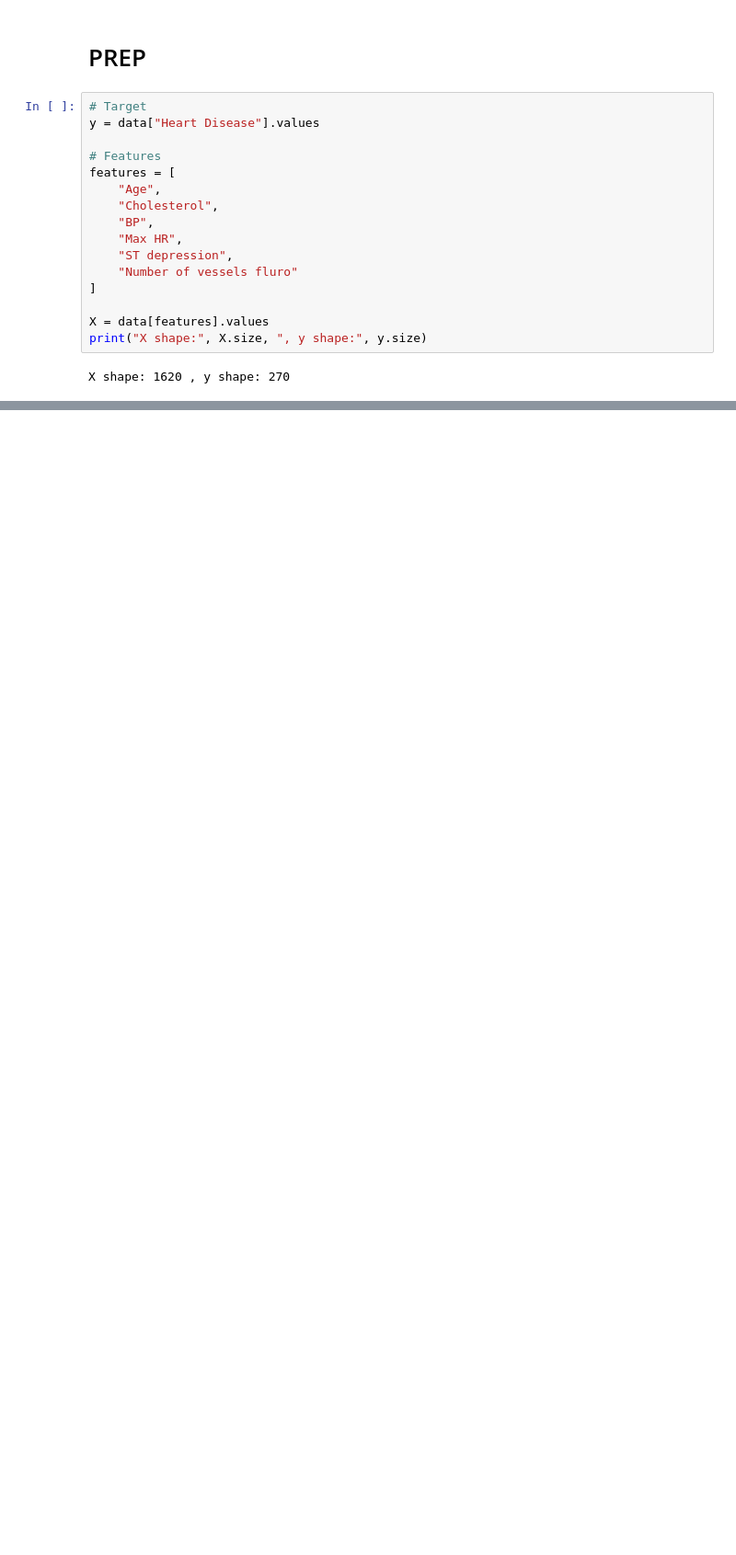
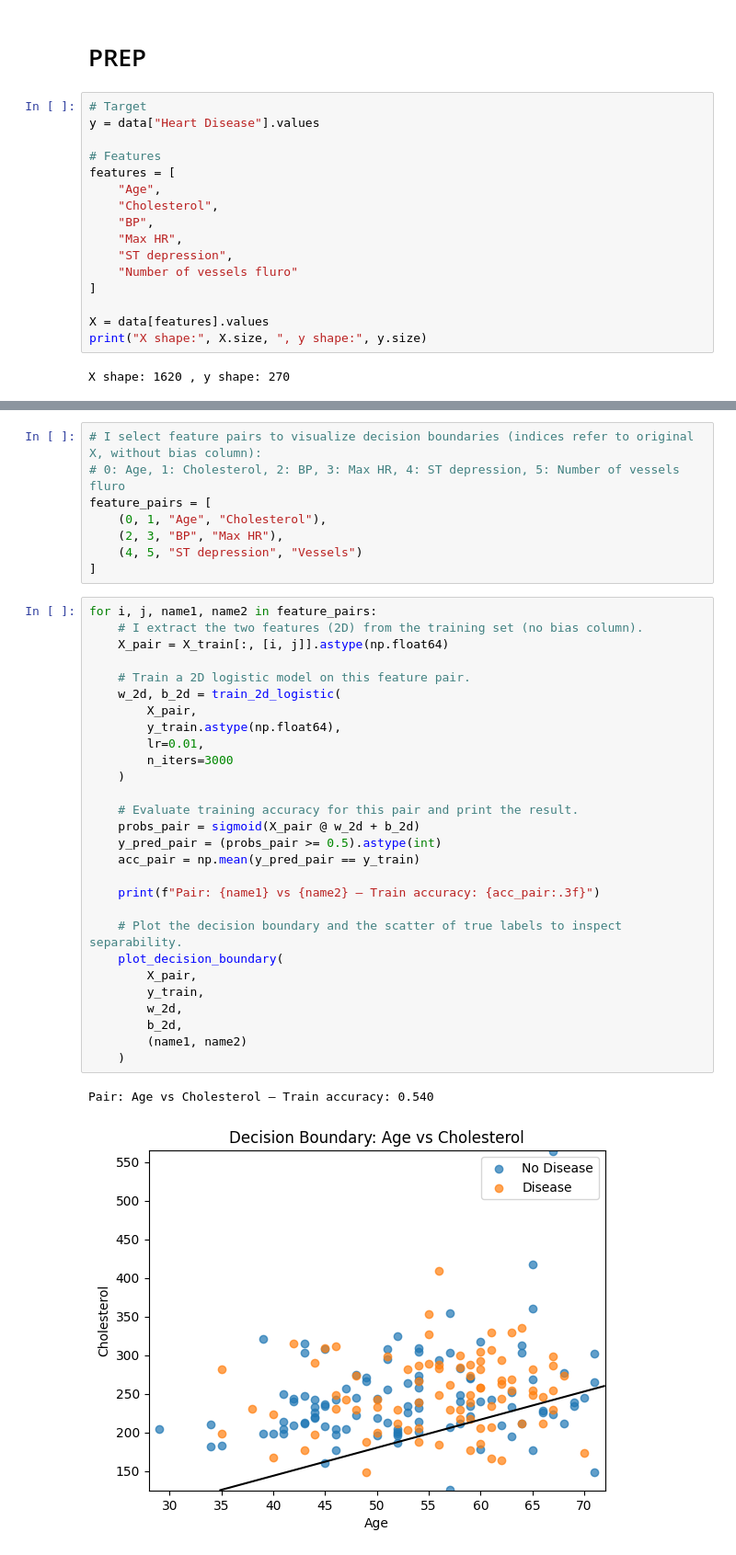
Before and after one commit to DannielEU/Heart-Disease-Risk-Prediction-Logistic-Regression-Homework, a Jupyter notebook: homework_2.ipynb, the cells around one changed output, grey strips where cells are left out. Shown at 92% size. Drawn from its saved outputs; the diff is of its cells as text; blank space fills up the shorter version.

```diff
--- a/homework_2.ipynb
+++ b/homework_2.ipynb
@@ -245,0 +545,39 @@ print(X_train.shape, X_test.shape)
+# %%
+# I select feature pairs to visualize decision boundaries (indices refer to original X, without bias column):
+# 0: Age, 1: Cholesterol, 2: BP, 3: Max HR, 4: ST depression, 5: Number of vessels fluro
+feature_pairs = [
+    (0, 1, "Age", "Cholesterol"),
+    (2, 3, "BP", "Max HR"),
+    (4, 5, "ST depression", "Vessels")
+]
+# %%
+for i, j, name1, name2 in feature_pairs:
+    # I extract the two features (2D) from the training set (no bias column).
+    X_pair = X_train[:, [i, j]].astype(np.float64)
+
+    # Train a 2D logistic model on this feature pair.
+    w_2d, b_2d = train_2d_logistic(
+        X_pair,
+        y_train.astype(np.float64),
+        lr=0.01,
+        n_iters=3000
+    )
+
+    # Evaluate training accuracy for this pair and print the result.
+    probs_pair = sigmoid(X_pair @ w_2d + b_2d)
+    y_pred_pair = (probs_pair >= 0.5).astype(int)
+    acc_pair = np.mean(y_pred_pair == y_train)
+
+    print(f"Pair: {name1} vs {name2} — Train accuracy: {acc_pair:.3f}")
+
+    # Plot the decision boundary and the scatter of true labels to inspect separability.
+    plot_decision_boundary(
+        X_pair,
+        y_train,
+        w_2d,
+        b_2d,
+        (name1, name2)
+    )
+# %% [output]
+Pair: Age vs Cholesterol — Train accuracy: 0.540
+[figure, added]
```
Also changed, not shown: parts of 47 cells of this notebook, 1 other file.
